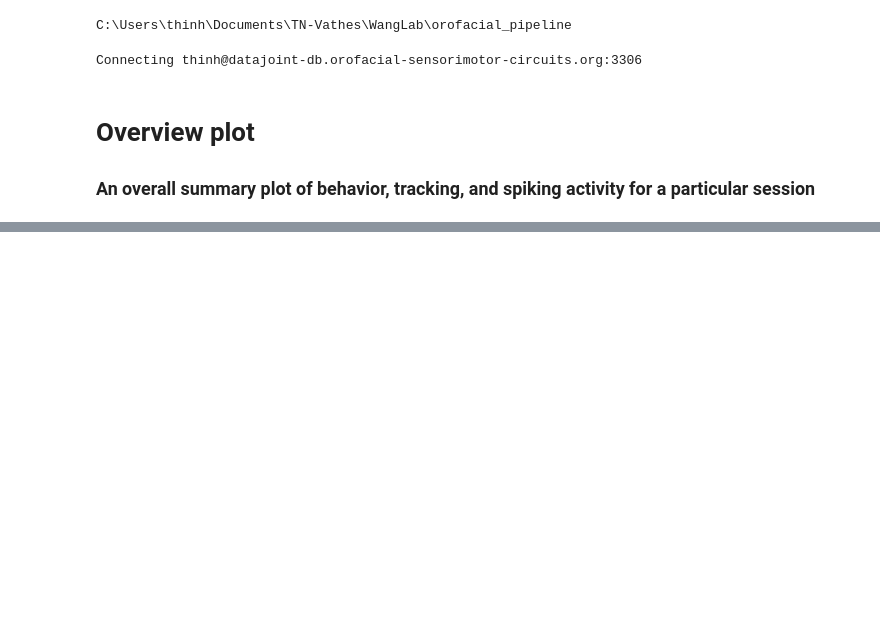
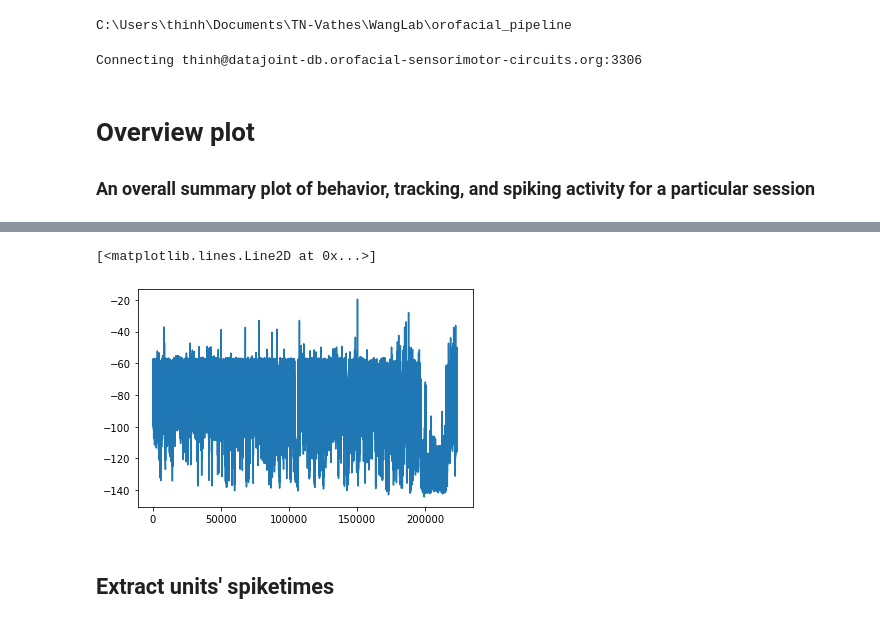
Before and after one commit to wanglab-duke/orofacial_pipeline, a Jupyter notebook: notebooks/plotting/Overview.ipynb, the cells around one changed output, grey strips where cells are left out. Cells and saved outputs as stored; diff of their text form; code cells hidden in the pictures; blank space fills up the shorter version.

Commit message:
demo "overview" plot

```diff
--- a/notebooks/plotting/Overview.ipynb
+++ b/notebooks/plotting/Overview.ipynb
@@ -30,0 +47,2 @@ Total: 0
+# %%
+device_key = {'tracking_device': 'WT_Camera_Vincent 0'}
@@ -30,0 +56,3 @@ Total: 0
+# %%
+whiskers, whisker_angles = (tracking.Tracking.WhiskerTracking & session_key & device_key).fetch(
+    'whisker_idx', 'angle', order_by='whisker_idx')
@@ -30,0 +83,7 @@ Total: 0
+# %%
+plt.plot(whisker_angles[1])
+# %% [output]
+[<matplotlib.lines.Line2D at 0x...>]
+[figure, added]
+# %% [markdown]
+## Extract units' spiketimes
```
Also changed, not shown: parts of 39 cells of this notebook.
